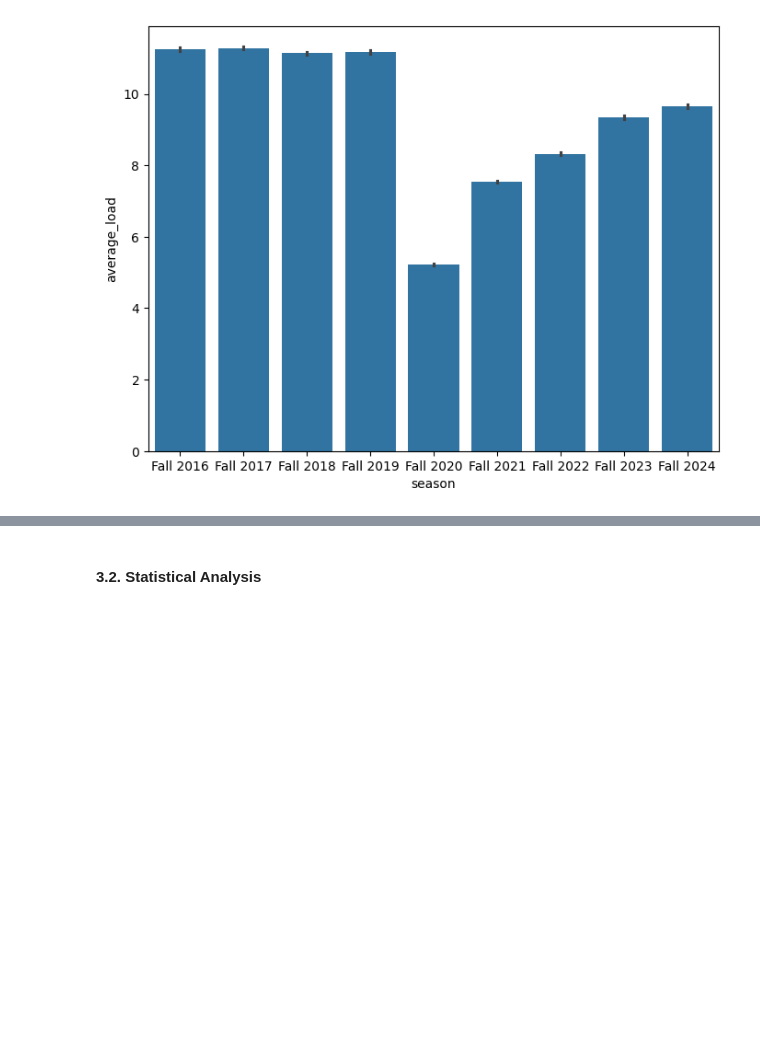
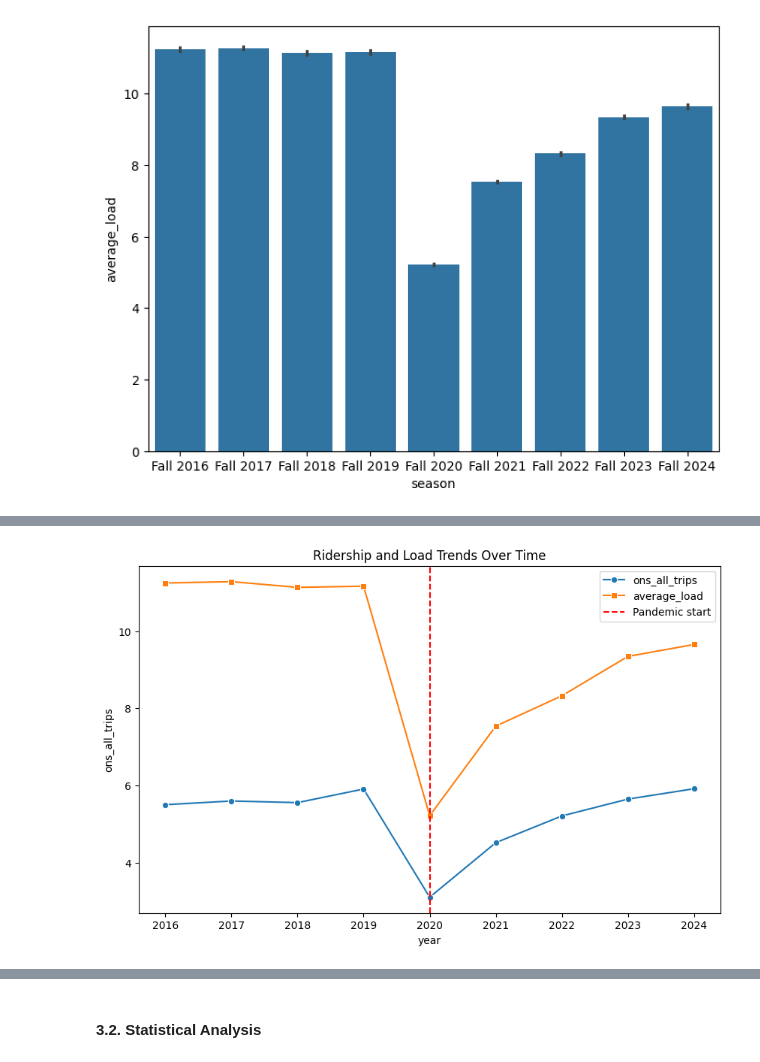
Before and after one commit to Chava-Sai/Boston-Bus-Equity-CS506-Final-Project, a Jupyter notebook: notebooks/pre-post-analysis/analysis.ipynb, the cells around one changed output, grey strips where cells are left out. Cells and saved outputs as stored; diff of their text form; code cells hidden in the pictures; blank space fills up the shorter version.

```diff
--- a/notebooks/pre-post-analysis/analysis.ipynb
+++ b/notebooks/pre-post-analysis/analysis.ipynb
@@ -155,0 +184,14 @@ plt.show()
+# %%
+# Aggregate by year (mean)
+df['year'] = df['season'].str.extract(r'(\d{4})').astype(int)
+agg_year = df.groupby(['year']).agg({'ons_all_trips':'mean', 'average_load':'mean'}).reset_index()
+
+fig, ax1 = plt.subplots(figsize=(10,6))
+sns.lineplot(data=agg_year, x='year', y='ons_all_trips', marker='o', label='ons_all_trips', ax=ax1)
+sns.lineplot(data=agg_year, x='year', y='average_load', marker='s', label='average_load', ax=ax1)
+plt.axvline(2020, color='red', linestyle='--', label='Pandemic start')
+plt.title('Ridership and Load Trends Over Time')
+plt.legend()
+plt.show()
+# %% [output]
+[figure, added]
```
Also changed, not shown: parts of 27 cells of this notebook.
